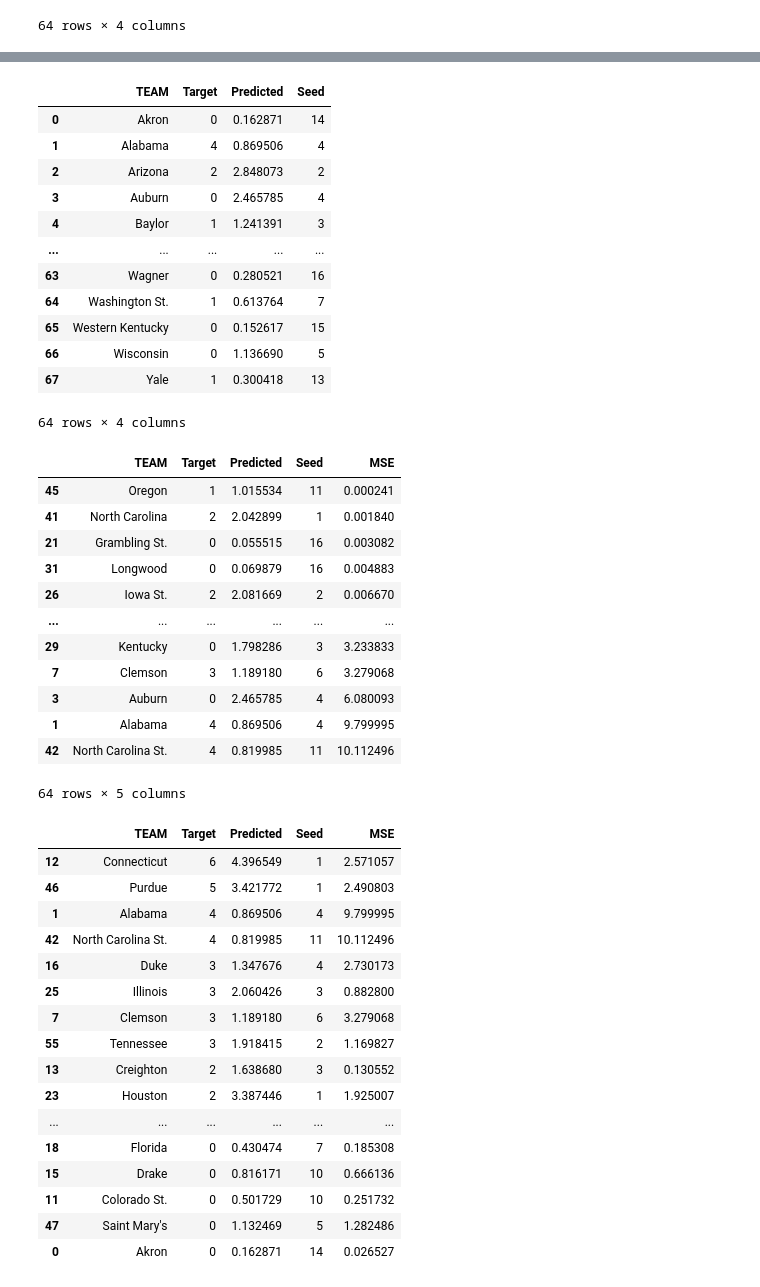
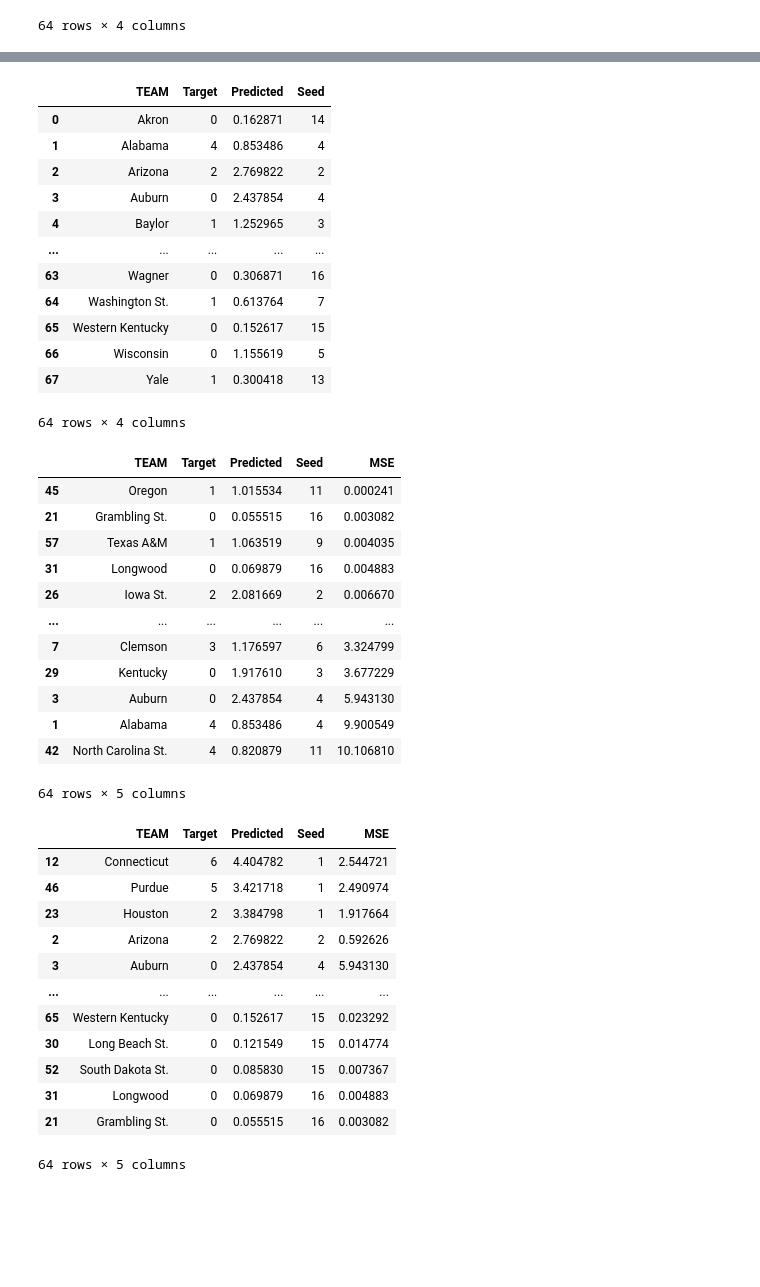
Before and after one commit to rhit-utsisda/ML-Project, a Jupyter notebook: Project/AllRegressions.ipynb, the cells around one changed output, grey strips where cells are left out. Drawn from its saved outputs; the diff is of its cells as text; code cells hidden in the pictures; blank space fills up the shorter version.

```diff
--- a/Project/AllRegressions.ipynb
+++ b/Project/AllRegressions.ipynb
@@ -30,7 +30,7 @@ from sklearn.ensemble import GradientBoostingRegressor
 # %%
 df = pd.read_csv("Datasets/KenPom Barttorvik.csv")
 df['WINS'] = (df.ROUND==32) + 2*(df.ROUND==16)+ 3*(df.ROUND==8) + 4*(df.ROUND==4)+5*(df.ROUND==2)+6*(df.ROUND==1)
-# df['SEED2'] = df['SEED']**2
+df['SEED2'] = df['SEED']**2
 df
 # %% [output]
 |  | YEAR | CONF | CONF ID | QUAD NO | QUAD ID | TEAM NO | TEAM ID | TEAM | SEED | ROUND | ... | ... |
@@ -292,15 +292,15 @@ predictions_df
 # %% [output]
 |  | TEAM | Target | Predicted | Seed |
 | 0 | Akron | 0 | 0.162871 | 14 |
-| 1 | Alabama | 4 | 0.869506 | 4 |
-| 2 | Arizona | 2 | 2.848073 | 2 |
-| 3 | Auburn | 0 | 2.465785 | 4 |
-| 4 | Baylor | 1 | 1.241391 | 3 |
+| 1 | Alabama | 4 | 0.853486 | 4 |
+| 2 | Arizona | 2 | 2.769822 | 2 |
+| 3 | Auburn | 0 | 2.437854 | 4 |
+| 4 | Baylor | 1 | 1.252965 | 3 |
 | ... | ... | ... | ... | ... |
-| 63 | Wagner | 0 | 0.280521 | 16 |
+| 63 | Wagner | 0 | 0.306871 | 16 |
 | 64 | Washington St. | 1 | 0.613764 | 7 |
 | 65 | Western Kentucky | 0 | 0.152617 | 15 |
-| 66 | Wisconsin | 0 | 1.136690 | 5 |
+| 66 | Wisconsin | 0 | 1.155619 | 5 |
 | 67 | Yale | 1 | 0.300418 | 13 |
 64 rows × 4 columns
 # %%
@@ -309,38 +309,34 @@ predictions_df.sort_values(by='MSE')
 # %% [output]
 |  | TEAM | Target | Predicted | Seed | MSE |
 | 45 | Oregon | 1 | 1.015534 | 11 | 0.000241 |
-| 41 | North Carolina | 2 | 2.042899 | 1 | 0.001840 |
 | 21 | Grambling St. | 0 | 0.055515 | 16 | 0.003082 |
+| 57 | Texas A&M | 1 | 1.063519 | 9 | 0.004035 |
 | 31 | Longwood | 0 | 0.069879 | 16 | 0.004883 |
 | 26 | Iowa St. | 2 | 2.081669 | 2 | 0.006670 |
 | ... | ... | ... | ... | ... | ... |
-| 29 | Kentucky | 0 | 1.798286 | 3 | 3.233833 |
-| 7 | Clemson | 3 | 1.189180 | 6 | 3.279068 |
-| 3 | Auburn | 0 | 2.465785 | 4 | 6.080093 |
-| 1 | Alabama | 4 | 0.869506 | 4 | 9.799995 |
-| 42 | North Carolina St. | 4 | 0.819985 | 11 | 10.112496 |
+| 7 | Clemson | 3 | 1.176597 | 6 | 3.324799 |
+| 29 | Kentucky | 0 | 1.917610 | 3 | 3.677229 |
+| 3 | Auburn | 0 | 2.437854 | 4 | 5.943130 |
+| 1 | Alabama | 4 | 0.853486 | 4 | 9.900549 |
+| 42 | North Carolina St. | 4 | 0.820879 | 11 | 10.106810 |
 64 rows × 5 columns
 # %%
-pd.set_option('display.max_rows', 500)
-predictions_df.sort_values(by='Target',ascending=False)
+pd.set_option('display.max_rows', 10)
+predictions_df.sort_values(by='Predicted',ascending=False)
 # %% [output]
 |  | TEAM | Target | Predicted | Seed | MSE |
-| 12 | Connecticut | 6 | 4.396549 | 1 | 2.571057 |
-| 46 | Purdue | 5 | 3.421772 | 1 | 2.490803 |
-| 1 | Alabama | 4 | 0.869506 | 4 | 9.799995 |
-| 42 | North Carolina St. | 4 | 0.819985 | 11 | 10.112496 |
-| 16 | Duke | 3 | 1.347676 | 4 | 2.730173 |
-| 25 | Illinois | 3 | 2.060426 | 3 | 0.882800 |
-| 7 | Clemson | 3 | 1.189180 | 6 | 3.279068 |
-| 55 | Tennessee | 3 | 1.918415 | 2 | 1.169827 |
-| 13 | Creighton | 2 | 1.638680 | 3 | 0.130552 |
-| 23 | Houston | 2 | 3.387446 | 1 | 1.925007 |
+| 12 | Connecticut | 6 | 4.404782 | 1 | 2.544721 |
+| 46 | Purdue | 5 | 3.421718 | 1 | 2.490974 |
+| 23 | Houston | 2 | 3.384798 | 1 | 1.917664 |
+| 2 | Arizona | 2 | 2.769822 | 2 | 0.592626 |
+| 3 | Auburn | 0 | 2.437854 | 4 | 5.943130 |
 | ... | ... | ... | ... | ... | ... |
-| 18 | Florida | 0 | 0.430474 | 7 | 0.185308 |
-| 15 | Drake | 0 | 0.816171 | 10 | 0.666136 |
-| 11 | Colorado St. | 0 | 0.501729 | 10 | 0.251732 |
-| 47 | Saint Mary's | 0 | 1.132469 | 5 | 1.282486 |
-| 0 | Akron | 0 | 0.162871 | 14 | 0.026527 |
+| 65 | Western Kentucky | 0 | 0.152617 | 15 | 0.023292 |
+| 30 | Long Beach St. | 0 | 0.121549 | 15 | 0.014774 |
+| 52 | South Dakota St. | 0 | 0.085830 | 15 | 0.007367 |
+| 31 | Longwood | 0 | 0.069879 | 16 | 0.004883 |
+| 21 | Grambling St. | 0 | 0.055515 | 16 | 0.003082 |
+64 rows × 5 columns
 # %%
 importances = pd.Series(gbt.feature_importances_,index = X_train.columns)
 importances.sort_values(ascending=False)
```
Also changed, not shown: parts of 11 cells of this notebook, 1 other file.
